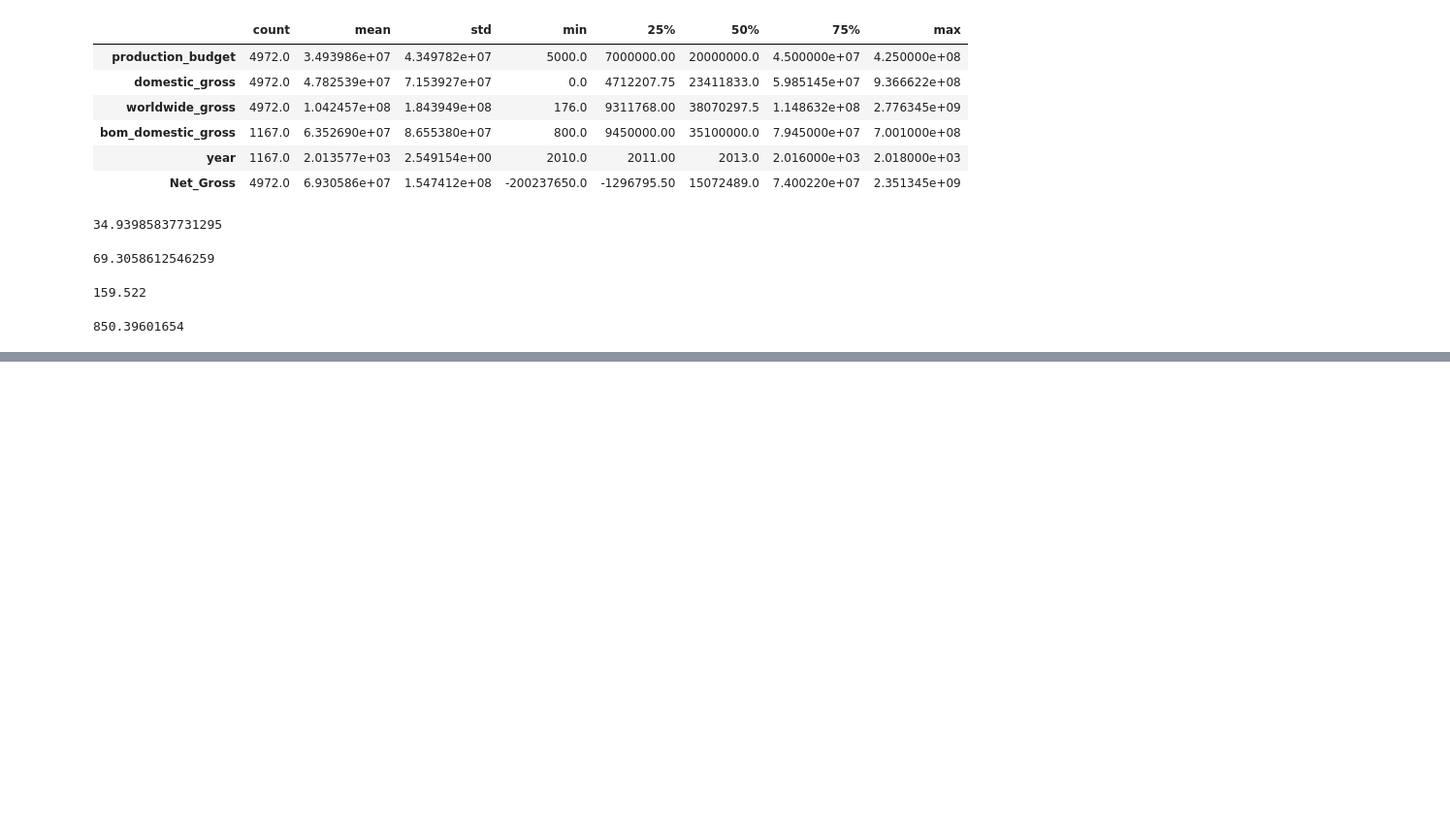
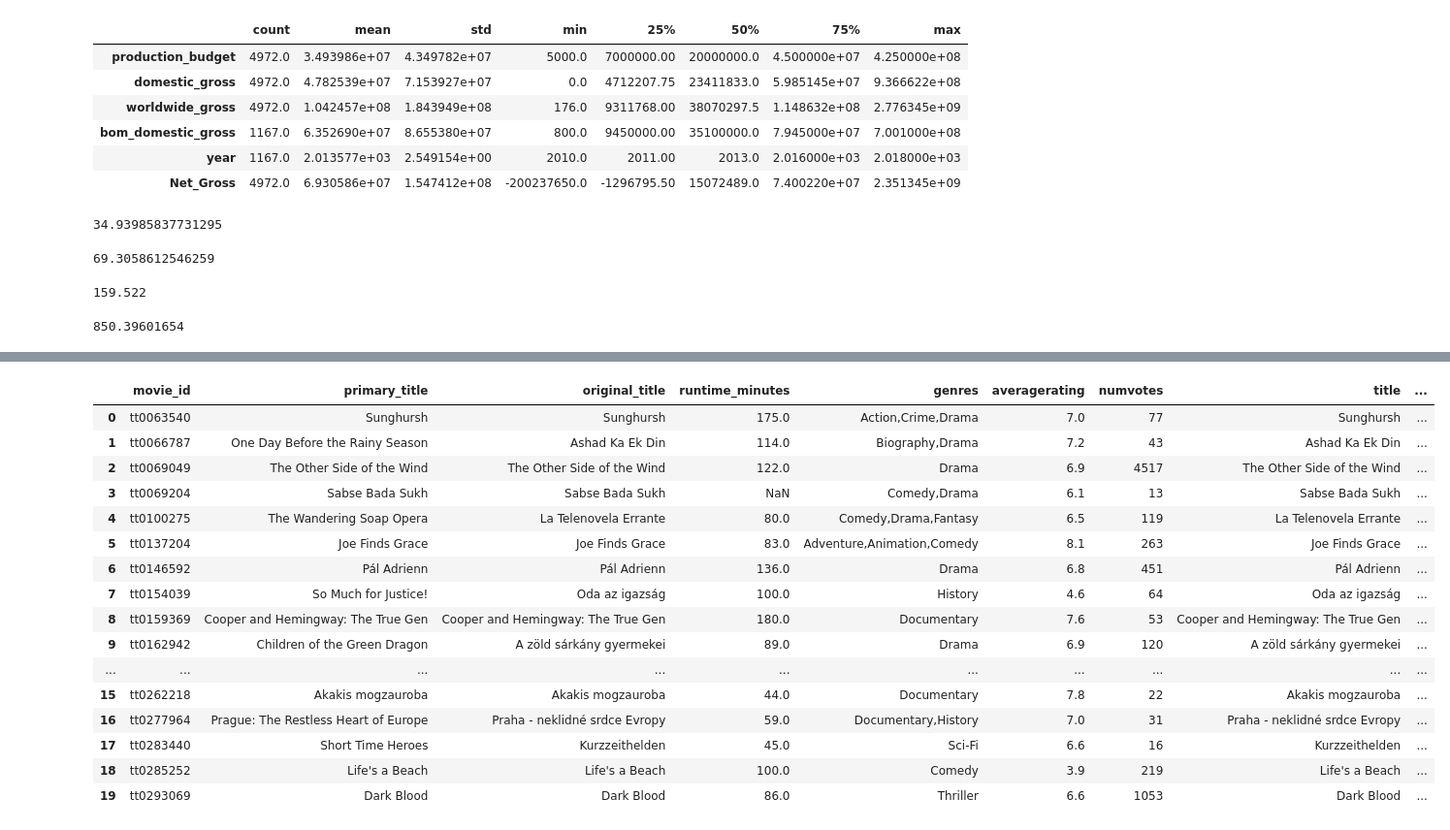
Before and after one commit to ldwilker10/dsc-phase-1-project-v2-4, a Jupyter notebook: Rough_Draft_Phase1_Project .ipynb, the cells around one changed output, grey strips where cells are left out. Shown at 97% size. Saved outputs shown, nothing was run; the diff lists cells and outputs as text; code cells hidden in the pictures; blank space fills up the shorter version.

Commit message:
Started query and merged query results with top grossing movies df

```diff
--- a/Rough_Draft_Phase1_Project .ipynb
+++ b/Rough_Draft_Phase1_Project .ipynb
@@ -368,0 +464,28 @@ When it comes average production budget vs average net gross, the average produc
+# %%
+#will need movie_id, primary_title, original_title, runtime_minutes, genres, averagerating, numvotes,
+#title, is_original_title
+conn = sqlite3.connect("im.db")
+cur = conn.cursor()
+imdb_movies = pd.read_sql(
+    """
+SELECT b.movie_id,
+       b.primary_title,
+       b.original_title,
+       b.runtime_minutes,
+       b.genres,
+       r.averagerating,
+       r.numvotes,
+       a.title,
+       a.is_original_title
+FROM movie_basics as b
+JOIN movie_ratings as r
+    USING (movie_id)
+JOIN movie_akas as a
+    USING (movie_id)
+WHERE is_original_title is 1.0
+GROUP BY movie_id
+
+""",
+    conn,
+)
+imdb_movies
@@ -368,0 +506,21 @@ When it comes average production budget vs average net gross, the average produc
+# %%
+#all original titles are title
+imdb_movies.head(20)
+# %% [output]
+|  | movie_id | primary_title | original_title | runtime_minutes | genres | averagerating | numvotes | title | ... |
+| 0 | tt0063540 | Sunghursh | Sunghursh | 175.0 | Action,Crime,Drama | 7.0 | 77 | Sunghursh | ... |
+| 1 | tt0066787 | One Day Before the Rainy Season | Ashad Ka Ek Din | 114.0 | Biography,Drama | 7.2 | 43 | Ashad Ka Ek Din | ... |
+| 2 | tt0069049 | The Other Side of the Wind | The Other Side of the Wind | 122.0 | Drama | 6.9 | 4517 | The Other Side of the Wind | ... |
+| 3 | tt0069204 | Sabse Bada Sukh | Sabse Bada Sukh | NaN | Comedy,Drama | 6.1 | 13 | Sabse Bada Sukh | ... |
+| 4 | tt0100275 | The Wandering Soap Opera | La Telenovela Errante | 80.0 | Comedy,Drama,Fantasy | 6.5 | 119 | La Telenovela Errante | ... |
+| 5 | tt0137204 | Joe Finds Grace | Joe Finds Grace | 83.0 | Adventure,Animation,Comedy | 8.1 | 263 | Joe Finds Grace | ... |
+| 6 | tt0146592 | Pál Adrienn | Pál Adrienn | 136.0 | Drama | 6.8 | 451 | Pál Adrienn | ... |
+| 7 | tt0154039 | So Much for Justice! | Oda az igazság | 100.0 | History | 4.6 | 64 | Oda az igazság | ... |
+| 8 | tt0159369 | Cooper and Hemingway: The True Gen | Cooper and Hemingway: The True Gen | 180.0 | Documentary | 7.6 | 53 | Cooper and Hemingway: The True Gen | ... |
+| 9 | tt0162942 | Children of the Green Dragon | A zöld sárkány gyermekei | 89.0 | Drama | 6.9 | 120 | A zöld sárkány gyermekei | ... |
+| ... | ... | ... | ... | ... | ... | ... | ... | ... | ... |
+| 15 | tt0262218 | Akakis mogzauroba | Akakis mogzauroba | 44.0 | Documentary | 7.8 | 22 | Akakis mogzauroba | ... |
+| 16 | tt0277964 | Prague: The Restless Heart of Europe | Praha - neklidné srdce Evropy | 59.0 | Documentary,History | 7.0 | 31 | Praha - neklidné srdce Evropy | ... |
+| 17 | tt0283440 | Short Time Heroes | Kurzzeithelden | 45.0 | Sci-Fi | 6.6 | 16 | Kurzzeithelden | ... |
+| 18 | tt0285252 | Life's a Beach | Life's a Beach | 100.0 | Comedy | 3.9 | 219 | Life's a Beach | ... |
+| 19 | tt0293069 | Dark Blood | Dark Blood | 86.0 | Thriller | 6.6 | 1053 | Dark Blood | ... |
```
Also changed, not shown: parts of 19 cells of this notebook, 1 other file.
